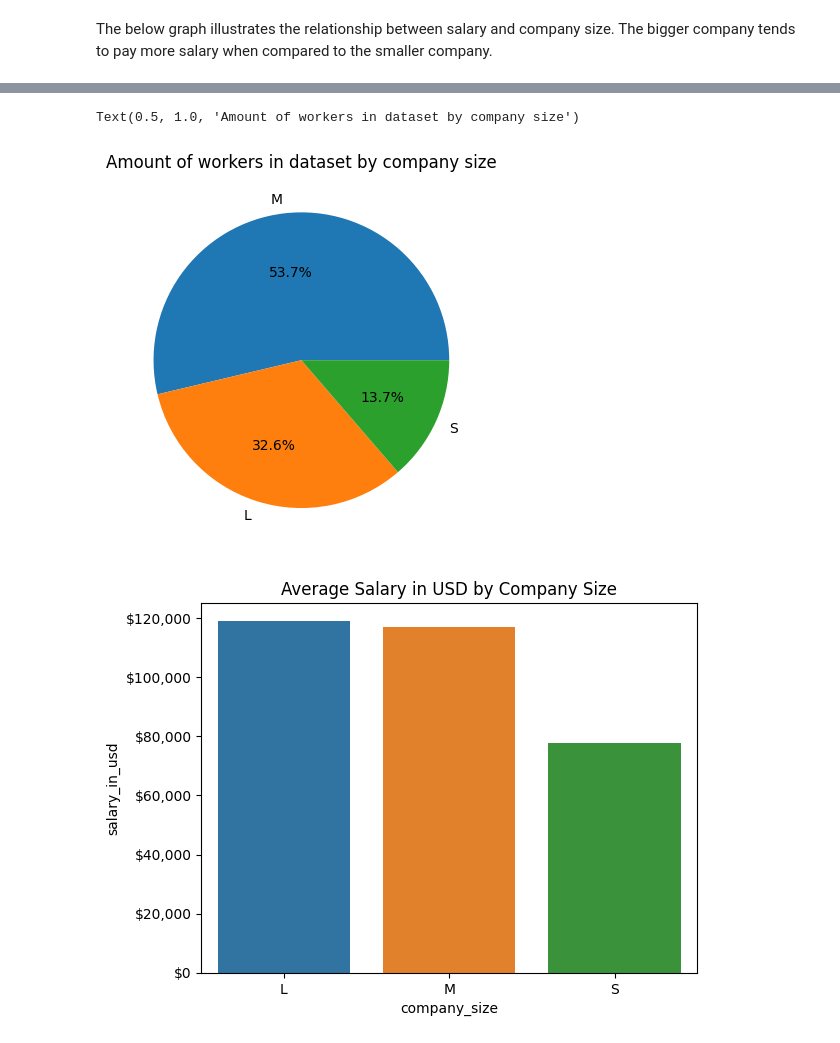
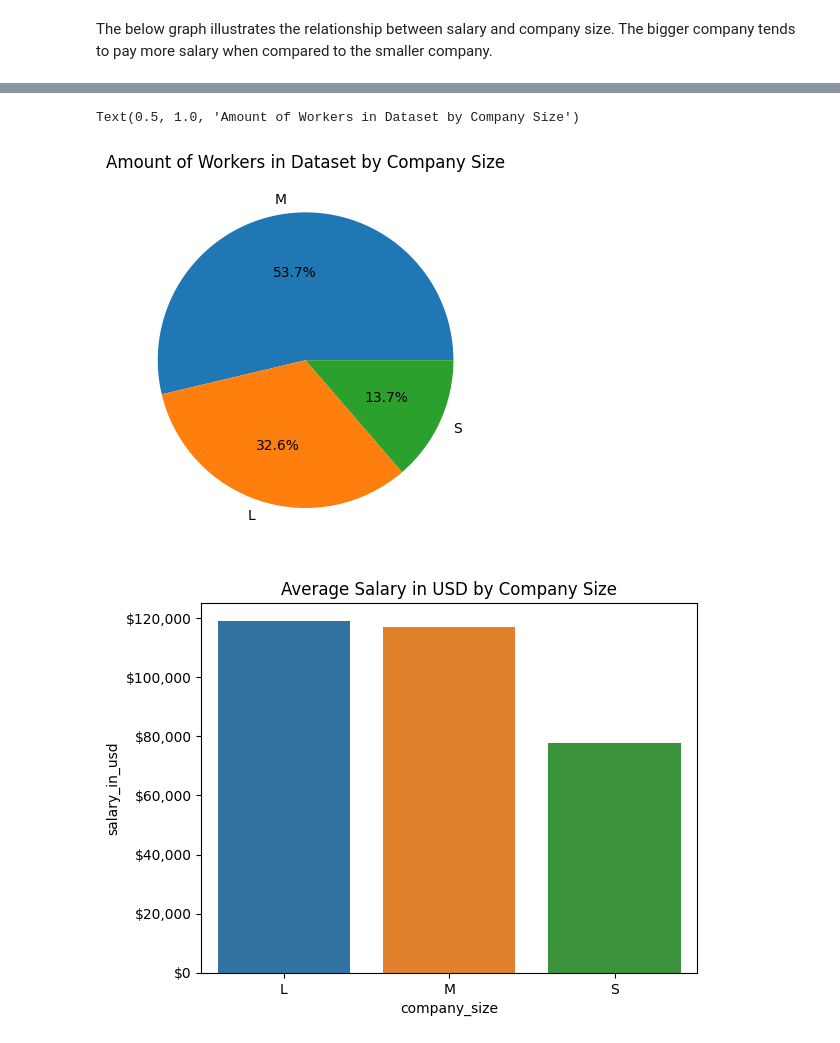
Before and after one commit to jtlantz/dm-proj1, a Jupyter notebook: notebooks/ds_salaries.ipynb, the cells around one changed output, grey strips where cells are left out. Saved outputs shown, nothing was run; the diff lists cells and outputs as text; code cells hidden in the pictures.

```diff
--- a/notebooks/ds_salaries.ipynb
+++ b/notebooks/ds_salaries.ipynb
@@ -179,14 +190,14 @@ See the caveats in the documentation: https://pandas.pydata.org/pandas-docs/stab
 # %%
 tmp = df['company_size']
 tmp = tmp.value_counts()
 tmp = tmp.to_frame()
 tmp['percentage'] = tmp['company_size'] / tmp['company_size'].sum()
 tmp.reset_index(inplace=True)
 # create a seaborn pie chart
 plt.pie(tmp['percentage'], labels=tmp['index'], autopct='%1.1f%%')
-plt.title("Amount of workers in dataset by company size")
-# show percentages in ledgend
+plt.title('Amount of Workers in Dataset by Company Size')
+# show percentages in the legend
 # %% [output]
-Text(0.5, 1.0, 'Amount of workers in dataset by company size')
+Text(0.5, 1.0, 'Amount of Workers in Dataset by Company Size')
-[figure, old version]
+[figure, new version]
 # %%
```
Also changed, not shown: parts of 32 cells of this notebook.
